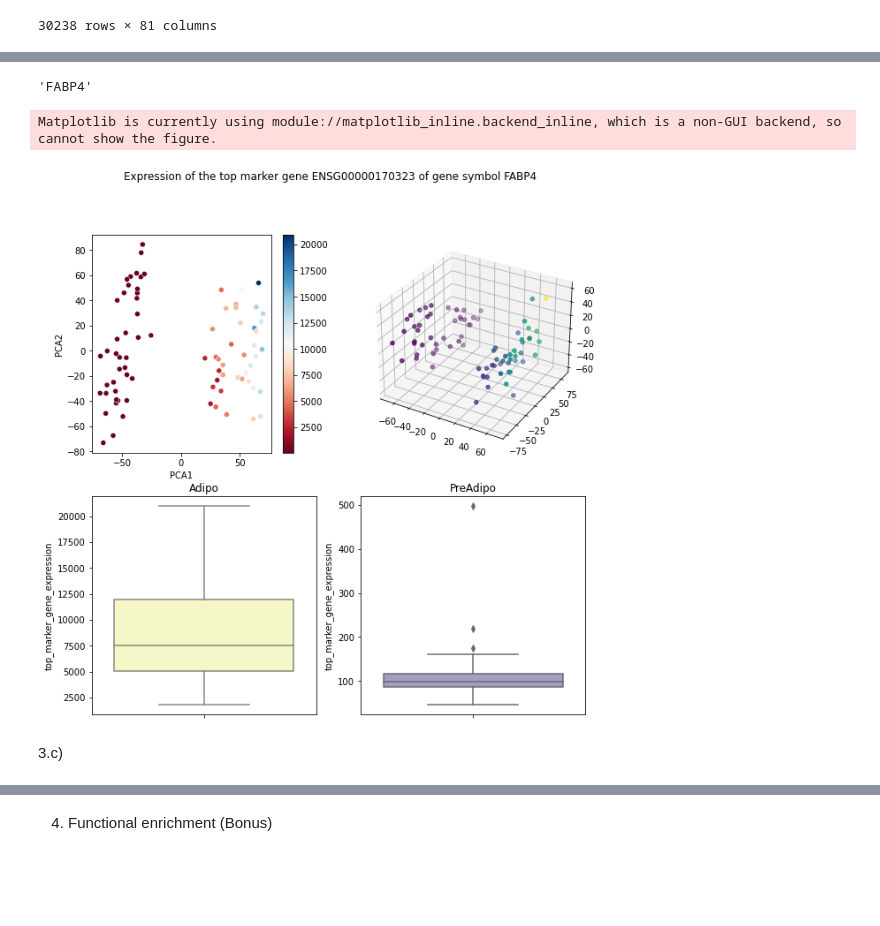
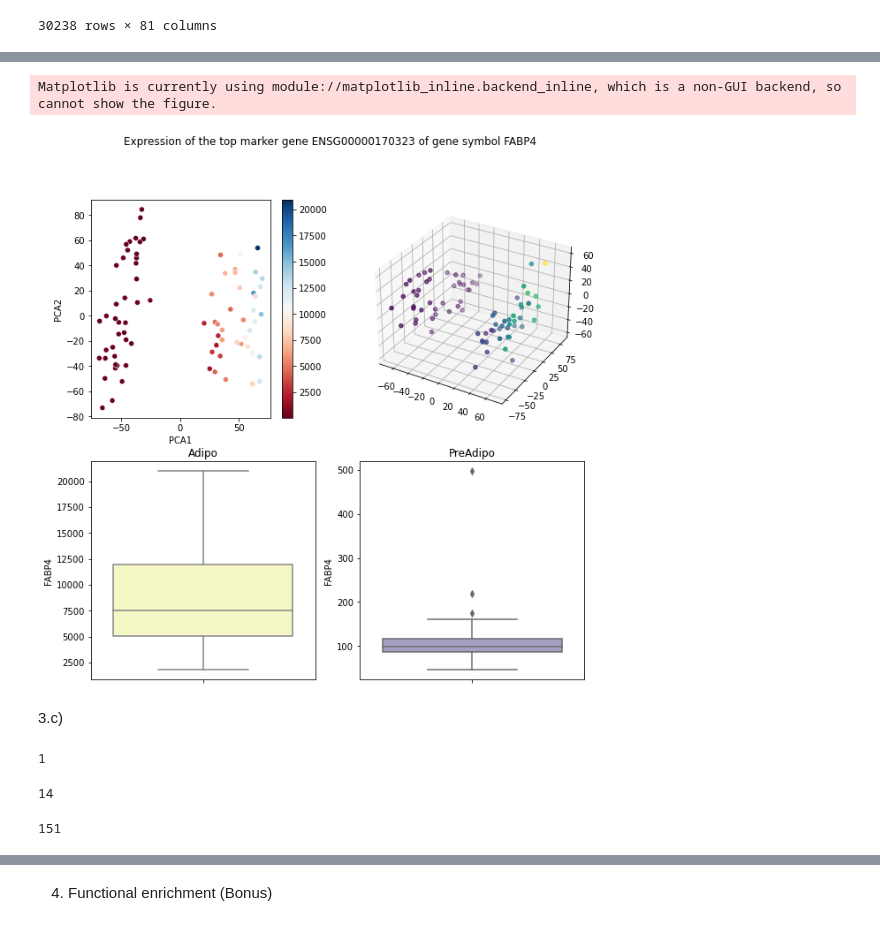
Before and after one commit to CamilleChallier/Transcriptomics_project, a Jupyter notebook: camille.ipynb, the cells around one changed output, grey strips where cells are left out. Saved outputs shown, nothing was run; the diff lists cells and outputs as text; code cells hidden in the pictures; blank space fills up the shorter version.

```diff
--- a/camille.ipynb
+++ b/camille.ipynb
@@ -318,8 +360,0 @@ top_marker_gene
-# %%
-pca_output_log_df["top_marker_gene_expression"] = np.array(transcriptomics.loc[top_marker_gene])
-pca_output_log_df["top_marker_gene_expression"] = pca_output_log_df["top_marker_gene_expression"].astype(float)
-# %%
-name = transcriptomics_annotate.loc[top_marker_gene].Name
-name
-# %% [output]
-'FABP4'
@@ -328,36 +361,9 @@ cmap= sns.color_palette("rocket", as_cmap=True)
-# %%
-def top_marker_gene_plot (df, column_name, Ensembl_name, Gene_symbol):
-    fig = plt.figure(figsize=(10,10))
-    fig.suptitle("Expression of the top marker gene " + Ensembl_name + " of gene symbol " +Gene_symbol )
-
-    #ax1 = ax1.axes(projection ="3d")
-    ax1 = fig.add_subplot(2, 2, 2, projection='3d')
-    ax1.scatter3D(df['PCA1'], df['PCA2'], df['PCA3'], c =df[column_name])#, cmap=cmap)
-
-    ax2 = fig.add_subplot(2, 2, 1)
-    ax2=sns.scatterplot(data=df, x='PCA1', y='PCA2', hue=column_name, palette='RdBu')
-    norm = plt.Normalize(df[column_name].min(), df[column_name].max())
-    sm = plt.cm.ScalarMappable(cmap="RdBu", norm=norm)
-    sm.set_array([])
-    # Remove the legend and add a colorbar
-    ax2.get_legend().remove()
-    ax2.figure.colorbar(sm)
-
-    ax3 = fig.add_subplot(2, 2, 3)
-    ax3.set_title("Adipo")
-    ax3 = sns.boxplot(data=df[df.groups == 'Adipo'], y=column_name, palette="RdYlGn")
-
-
-    ax4 = fig.add_subplot(2, 2, 4)
-    ax4.set_title("PreAdipo")
-    ax4 = sns.boxplot(data=df[df.groups == 'PreAdipo'], y=column_name, palette="Purples")
-
-    fig.show()
-# %%
-top_marker_gene_plot(pca_output_log_df,"top_marker_gene_expression", top_marker_gene, name)
-# %% [output]
-Matplotlib is currently using module://matplotlib_inline.backend_inline, which is a non-GUI backend, so cannot show the figure.
-[figure, removed]
+# %%
+top_marker_gene_name = ensembl_name_to_gene_name(top_marker_gene)
+top_marker_gene_plot(pca_output_log_df, top_marker_gene_name)
+# %% [output]
+Matplotlib is currently using module://matplotlib_inline.backend_inline, which is a non-GUI backend, so cannot show the figure.
+[figure, added]
 # %% [markdown]
 3.c)
 # %%
@@ -365,0 +375,12 @@ PreAdipo_samples = {i for i in dict_sample if dict_sample[i]=="PreAdipo"}
+# %%
+find_ranking_DE("FABP4")
+# %% [output]
+1
+# %%
+find_ranking_DE("ADIPOQ")
+# %% [output]
+14
+# %%
+find_ranking_DE("PPARG")
+# %% [output]
+151
```
Also changed, not shown: parts of 11 cells of this notebook.
